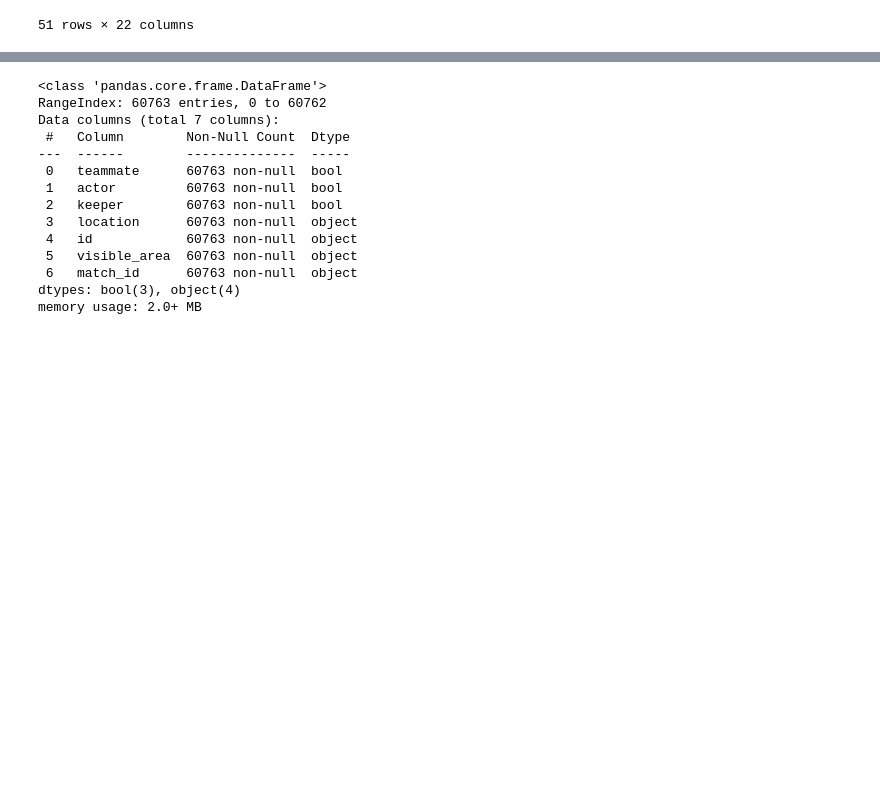
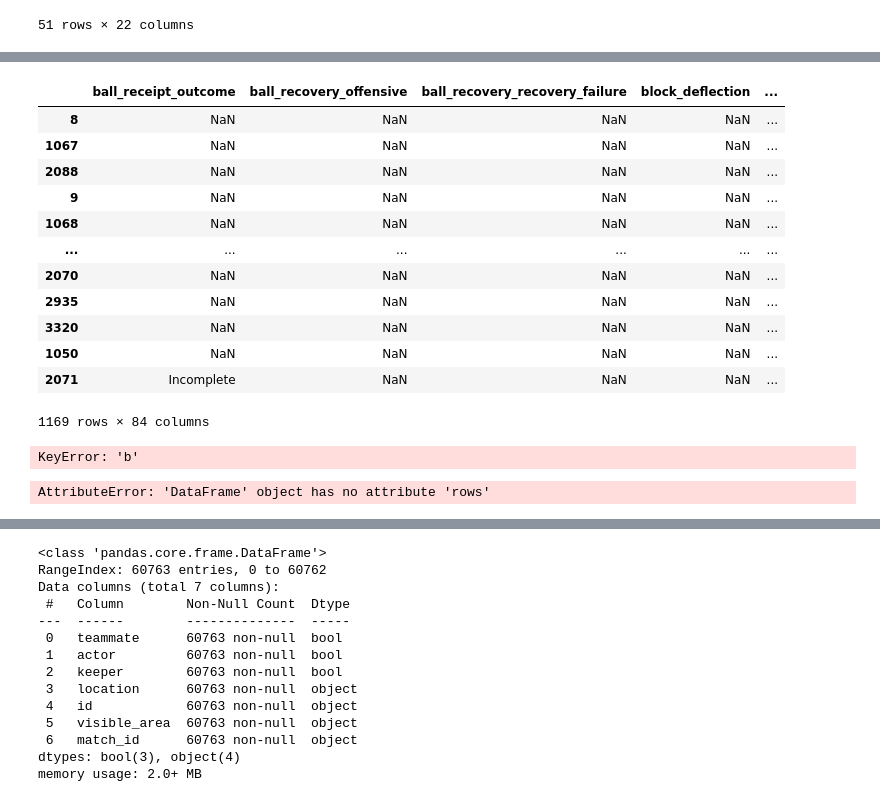
Before and after one commit to ryaa2020/Throw-ins-Gain-the-Upper-Hand, a Jupyter notebook: starter.ipynb, the cells around one changed output, grey strips where cells are left out. Cells and saved outputs as stored; diff of their text form; code cells hidden in the pictures; blank space fills up the shorter version.

```diff
--- a/starter.ipynb
+++ b/starter.ipynb
@@ -143,3 +145,36 @@ events_throwin
+# %%
+new_df = events_fromthrowin.sort_values(by = "index")
+new_df
+# %% [output]
+|  | ball_receipt_outcome | ball_recovery_offensive | ball_recovery_recovery_failure | block_deflection | ... |
+| 8 | NaN | NaN | NaN | NaN | ... |
+| 1067 | NaN | NaN | NaN | NaN | ... |
+| 2088 | NaN | NaN | NaN | NaN | ... |
+| 9 | NaN | NaN | NaN | NaN | ... |
+| 1068 | NaN | NaN | NaN | NaN | ... |
+| ... | ... | ... | ... | ... | ... |
+| 2070 | NaN | NaN | NaN | NaN | ... |
+| 2935 | NaN | NaN | NaN | NaN | ... |
+| 3320 | NaN | NaN | NaN | NaN | ... |
+| 1050 | NaN | NaN | NaN | NaN | ... |
+| 2071 | Incomplete | NaN | NaN | NaN | ... |
+1169 rows × 84 columns
+# %%
+col = new_df.head(3)
+clmn = list(col)
+for i in clmn:
+    for j in i:
+        print(col[i][j])
+# %% [output]
+KeyError: 'b'
+# %%
+for row in new_df:
+    print(row)
+    if (not new_df["pass_type"].empty()) and new_df["pass_type"] == "Throw-in":
+        throwin_location = new_df["location"]
+        print(throwin_location)
+# %% [output]
+AttributeError: 'DataFrame' object has no attribute 'rows'
 # %%
 threesixty = sb.frames(match_id = 3788753)
 # %%
```
Also changed, not shown: parts of 11 cells of this notebook.
